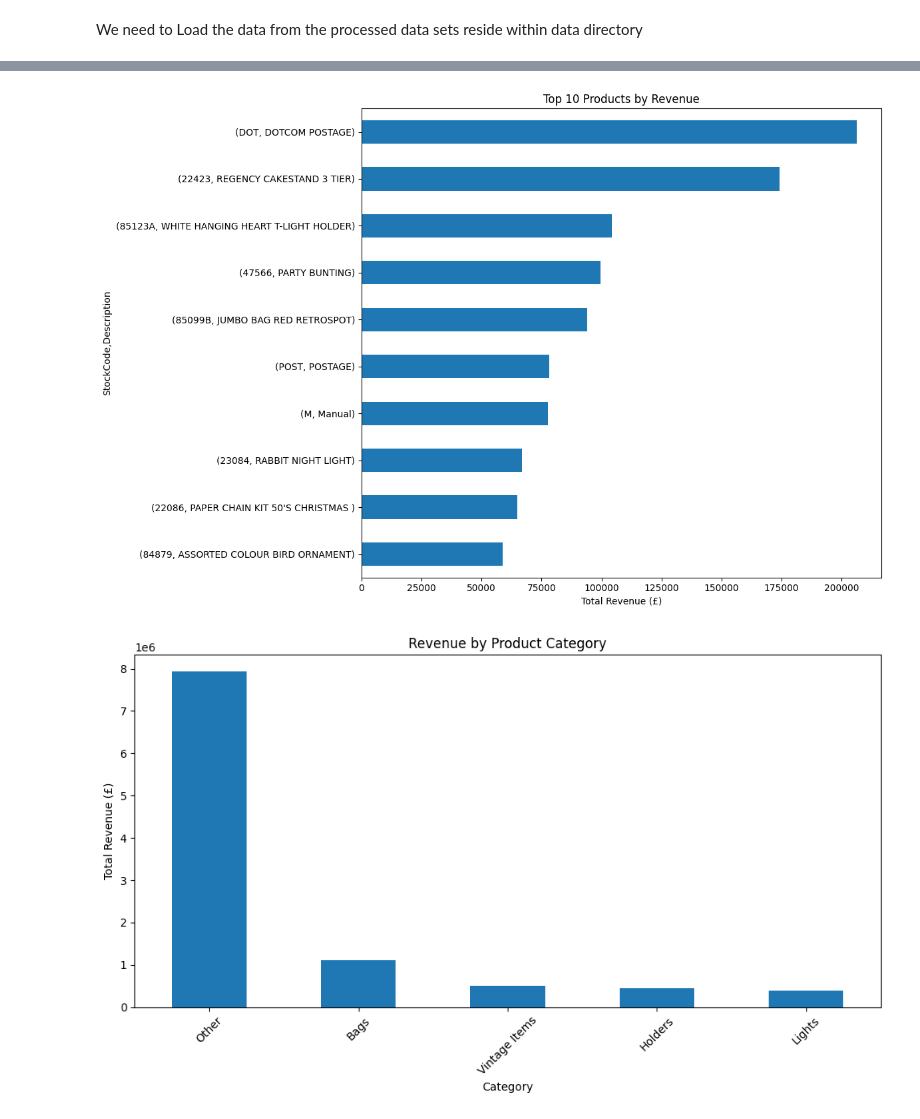
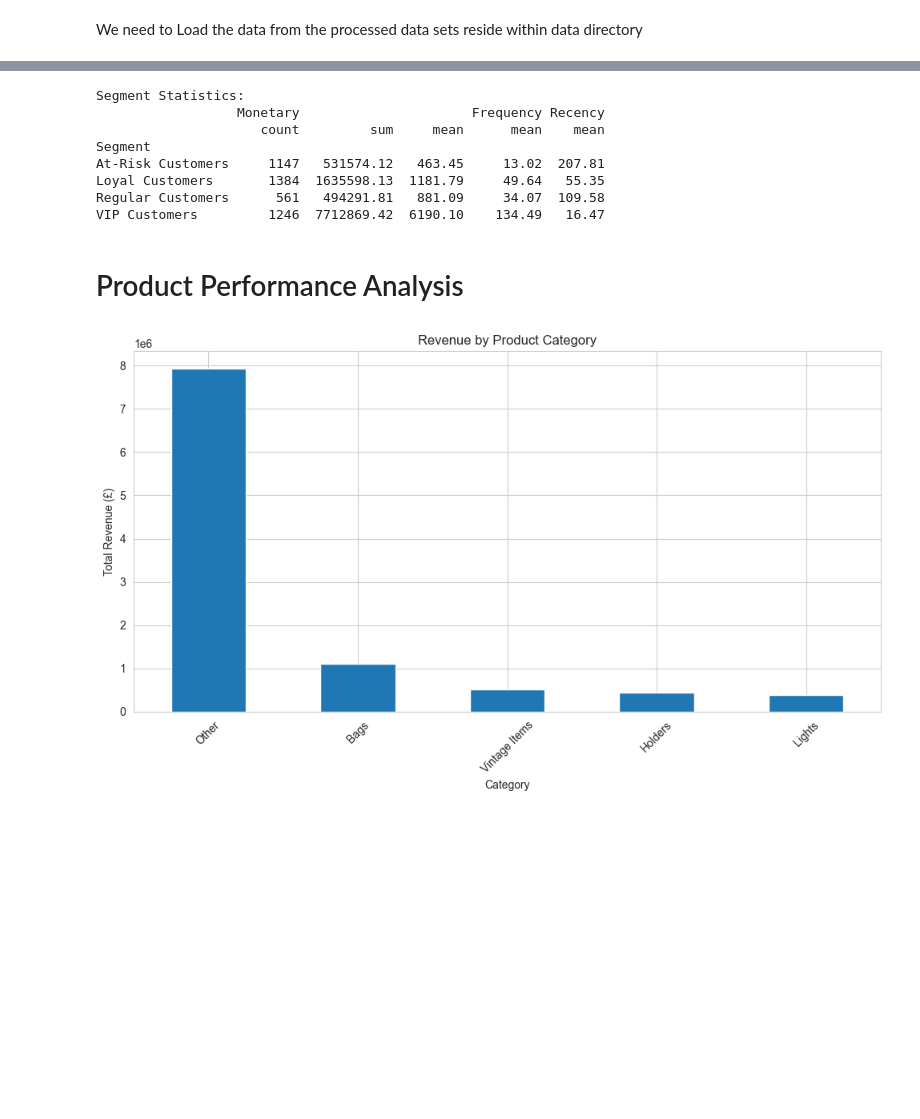
Before and after one commit to dumindagamage/dataAnalyticsProject01, a Jupyter notebook: jupyter_notebooks/online_retail_analysis.ipynb, the cells around one changed output, grey strips where cells are left out. Saved outputs shown, nothing was run; the diff lists cells and outputs as text; code cells hidden in the pictures; blank space fills up the shorter version.

Commit message:
Updated with all the requred analysis types

```diff
--- a/jupyter_notebooks/online_retail_analysis.ipynb
+++ b/jupyter_notebooks/online_retail_analysis.ipynb
@@ -41,11 +42,12 @@ Original dataset shape: (9249, 14)
 print("=== SET DATA TYPES ===")
 
 #Set Data Types - df_clean
-df_clean['InvoiceNo'] = df_sales['StockCode'].astype('string')
-df_clean['InvoiceDate'] = pd.to_datetime(df_sales['InvoiceDate'])
-df_clean['StockCode'] = df_sales['StockCode'].astype('string')
-df_clean['Description'] = df_sales['Description'].astype('string')
-df_clean['Country'] = df_sales['Country'].astype('category')
+df_clean['InvoiceNo'] = df_clean['StockCode'].astype('string')
+df_clean['InvoiceDate'] = pd.to_datetime(df_clean['InvoiceDate'])
+df_clean['StockCode'] = df_clean['StockCode'].astype('string')
+df_clean['Description'] = df_clean['Description'].astype('string')
+df_clean['Country'] = df_clean['Country'].astype('category')
+df_clean['Weekday'] = df_clean['Weekday'].astype('category')
 
 #Set Data Types - df_sales
 df_sales['InvoiceNo'] = df_sales['StockCode'].astype('string')
@@ -53,17 +55,14 @@ df_sales['InvoiceDate'] = pd.to_datetime(df_sales['InvoiceDate'])
 df_sales['StockCode'] = df_sales['StockCode'].astype('string')
 df_sales['Description'] = df_sales['Description'].astype('string')
 df_sales['Country'] = df_sales['Country'].astype('category')
+df_sales['Weekday'] = df_sales['Weekday'].astype('category')
 
 #Set Data Types - df_return
-df_returns['InvoiceNo'] = df_sales['StockCode'].astype('string')
-df_returns['InvoiceDate'] = pd.to_datetime(df_sales['InvoiceDate'])
-df_returns['StockCode'] = df_sales['StockCode'].astype('string')
-df_returns['Description'] = df_sales['Description'].astype('string')
-df_returns['Country'] = df_sales['Country'].astype('category')
-
-# print("===================")
-# print(df_clean.info())
-# print(df_sales.info())
-# print(df_returns.info())
+df_returns['InvoiceNo'] = df_returns['StockCode'].astype('string')
+df_returns['InvoiceDate'] = pd.to_datetime(df_returns['InvoiceDate'])
+df_returns['StockCode'] = df_returns['StockCode'].astype('string')
+df_returns['Description'] = df_returns['Description'].astype('string')
+df_returns['Country'] = df_returns['Country'].astype('category')
+df_returns['Weekday'] = df_returns['Weekday'].astype('category')
 # %% [output]
 === SET DATA TYPES ===
@@ -216,43 +452,49 @@ plt.show()
+# %%
+# Segment statistics
+segment_stats = customer_data.groupby('Segment').agg({
+    'Monetary': ['count', 'sum', 'mean'],
+    'Frequency': 'mean',
+    'Recency': 'mean'
+}).round(2)
+
+print("Segment Statistics:")
+print(segment_stats)
+# %% [output]
+Segment Statistics:
+                  Monetary                      Frequency Recency
+                     count         sum     mean      mean    mean
+Segment
+At-Risk Customers     1147   531574.12   463.45     13.02  207.81
+Loyal Customers       1384  1635598.13  1181.79     49.64   55.35
+Regular Customers      561   494291.81   881.09     34.07  109.58
+VIP Customers         1246  7712869.42  6190.10    134.49   16.47
+# %% [markdown]
+# Product Performance Analysis
 # %%
-# Top products by revenue
-top_products = df_sales.groupby(['StockCode', 'Description']).agg({
-    'Revenue': 'sum',
-    'Quantity': 'sum',
-    'CustomerID': 'nunique'
-}).sort_values('Revenue', ascending=False).head(10)
-
-plt.figure(figsize=(12, 8))
-top_products['Revenue'].sort_values().plot(kind='barh')
-plt.title('Top 10 Products by Revenue')
-plt.xlabel('Total Revenue (£)')
-plt.tight_layout()
-plt.show()
-
 # Product categories analysis (using description keywords)
 def categorize_product(description):
     description = description.lower()
     if 'bag' in description:
         return 'Bags'
     elif 'holder' in description:
         return 'Holders'
     elif 'light' in description:
         return 'Lights'
     elif 'vintage' in description:
         return 'Vintage Items'
     else:
         return 'Other'
 
 df_sales['Category'] = df_sales['Description'].apply(categorize_product)
 category_sales = df_sales.groupby('Category')['Revenue'].sum().sort_values(ascending=False)
 
 plt.figure(figsize=(10, 6))
 category_sales.plot(kind='bar')
 plt.title('Revenue by Product Category')
 plt.xlabel('Category')
 plt.ylabel('Total Revenue (£)')
 plt.xticks(rotation=45)
 plt.tight_layout()
 plt.show()
 # %% [output]
-[figure, old version]
+[figure, new version]
-[figure, removed]
```
Also changed, not shown: parts of 22 cells of this notebook.
